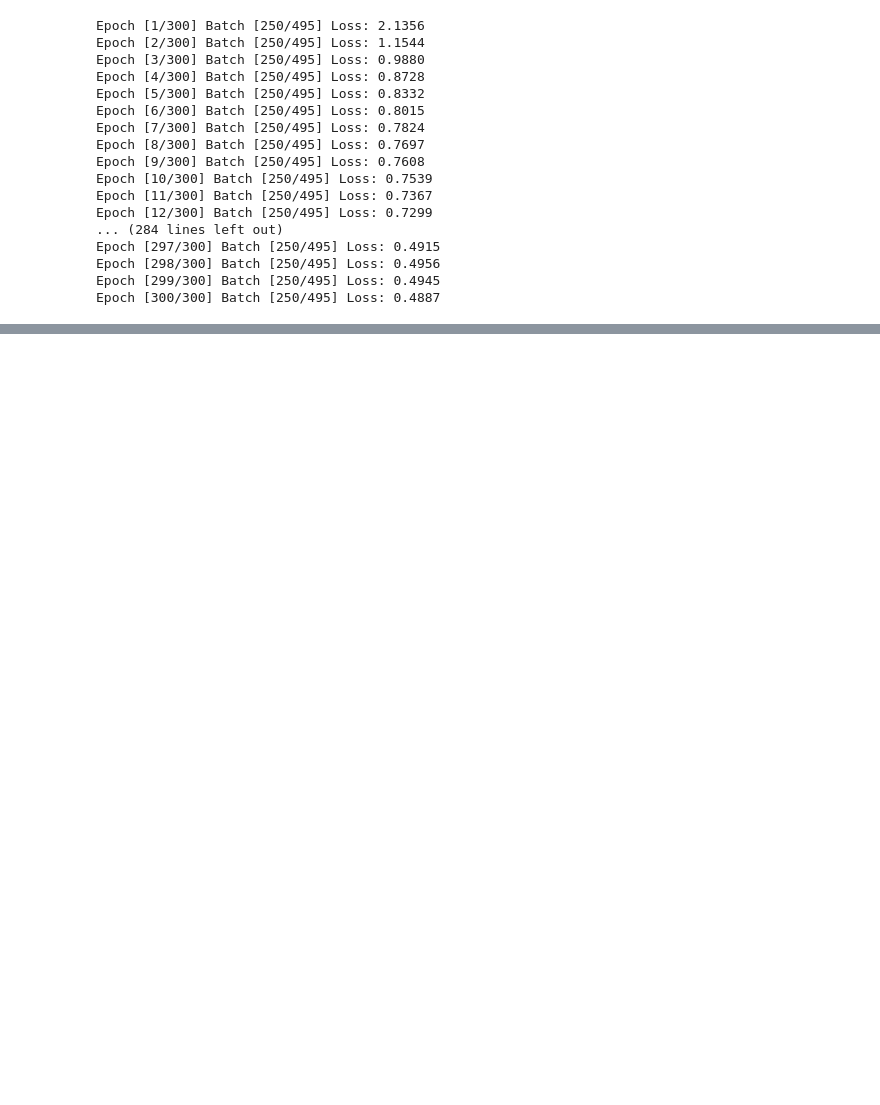
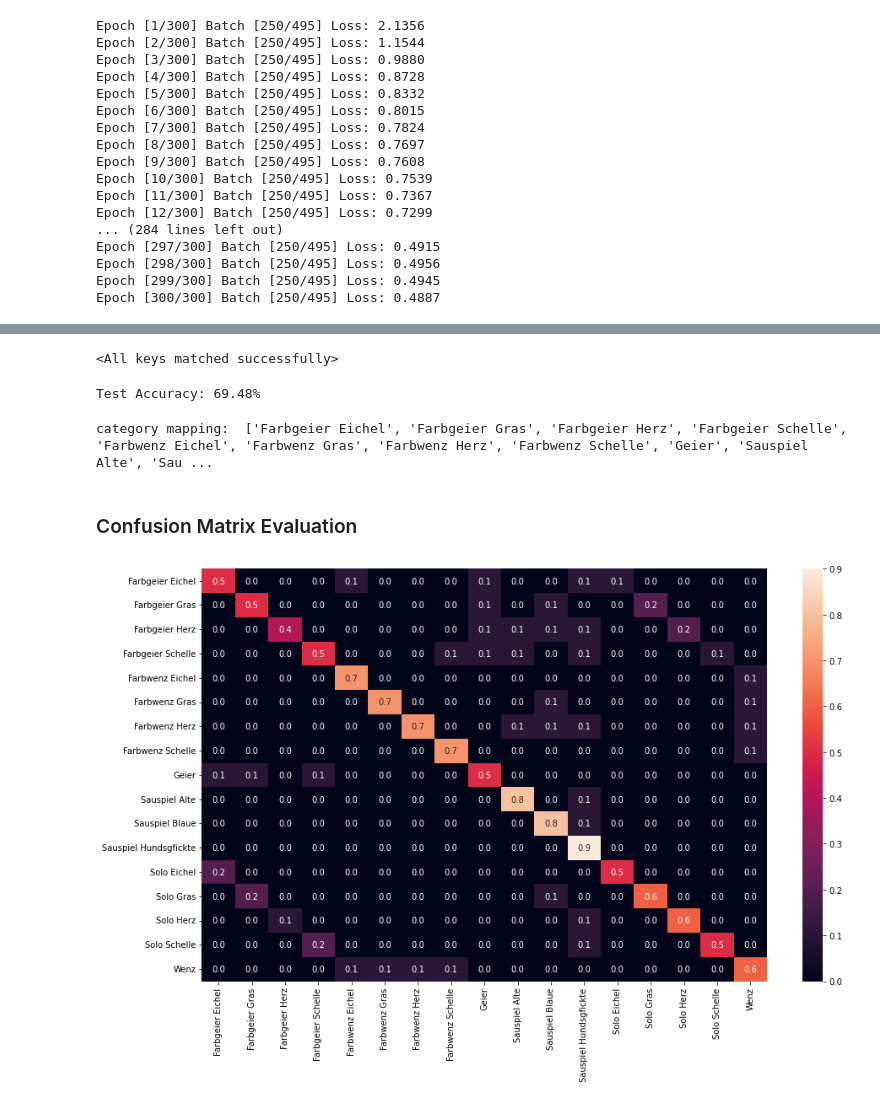
Before and after one commit to AllCatchingEye/GamesEngineering-Server, a Jupyter notebook: src/ai/select_game_type/training/train_game_classifier.ipynb, the cells around one changed output, grey strips where cells are left out. Drawn from its saved outputs; the diff is of its cells as text; code cells hidden in the pictures; blank space fills up the shorter version.

```diff
--- a/src/ai/select_game_type/training/train_game_classifier.ipynb
+++ b/src/ai/select_game_type/training/train_game_classifier.ipynb
@@ -171,3 +167,10 @@ torch.save(model.state_dict(),'game_classifier.pth')
+# %%
+model_params_path = os.path.join(os.getcwd(), "model", "params.pth")
+params = torch.load(model_params_path, map_location=torch.device(device))
+model = SelectGameNN()
+model.load_state_dict(params)
+# %% [output]
+<All keys matched successfully>
 # %%
 model.eval()
 
@@ -183,7 +186,43 @@ with torch.no_grad():
 
 accuracy = 100 * correct / total
 print(f"Test Accuracy: {accuracy:.2f}%")
-
-# TODO: Evaluate for seperate classes
-
-model.train()
+# %% [output]
+Test Accuracy: 69.48%
+# %%
+y_pred = []
+y_true = []
+
+for inputs, labels in test_loader:
+    output = model(inputs) # Feed Network
+
+    output = (torch.max(torch.exp(output), 1)[1]).data.cpu().numpy()
+    y_pred.extend(output) # Save Prediction
+
+    labels = labels.data.cpu().numpy()
+    y_true.extend(labels) # Save Truth
+# %%
+# map output categoies
+category_mapping = output_data.astype("category").cat.categories.tolist()
+print("category mapping: ", category_mapping)
+# %% [output]
+category mapping:  ['Farbgeier Eichel', 'Farbgeier Gras', 'Farbgeier Herz', 'Farbgeier Schelle', 'Farbwenz Eichel', 'Farbwenz Gras', 'Farbwenz Herz', 'Farbwenz Schelle', 'Geier', 'Sauspiel Alte', 'Sau ...
+# %% [markdown]
+### Confusion Matrix Evaluation
+# %%
+# your previous confusion matrix
+cf_matrix = confusion_matrix(y_true, y_pred)
+
+# Normalize the confusion matrix
+cf_matrix_norm = cf_matrix / np.sum(cf_matrix, axis=1)[:, np.newaxis]
+cf_matrix_norm_rounded = np.round(cf_matrix_norm, decimals=1)  # round to 1 decimal
+
+# Create DataFrame from the normalized and rounded confusion matrix
+df_cm = pd.DataFrame(cf_matrix_norm_rounded, index=[i for i in category_mapping],
+                     columns=[i for i in category_mapping])
+
+# Create the heatmap with seaborn
+plt.figure(figsize=(15, 9))
+sn.heatmap(df_cm, annot=True, fmt='.1f')  # specify decimal format here for the annotation
+plt.show()
+# %% [output]
+[figure, added]
```
Also changed, not shown: parts of 12 cells of this notebook, 4 other files.
